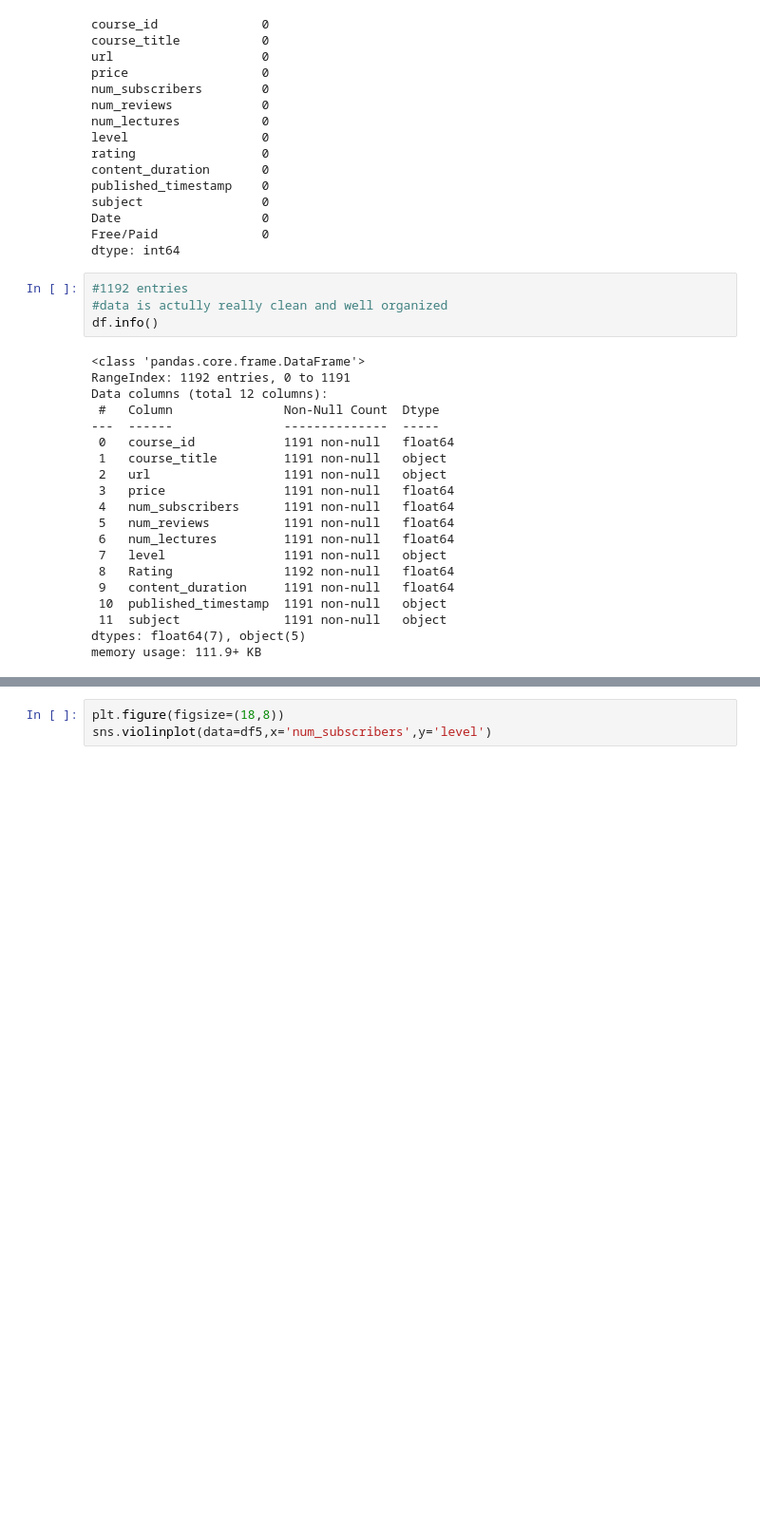
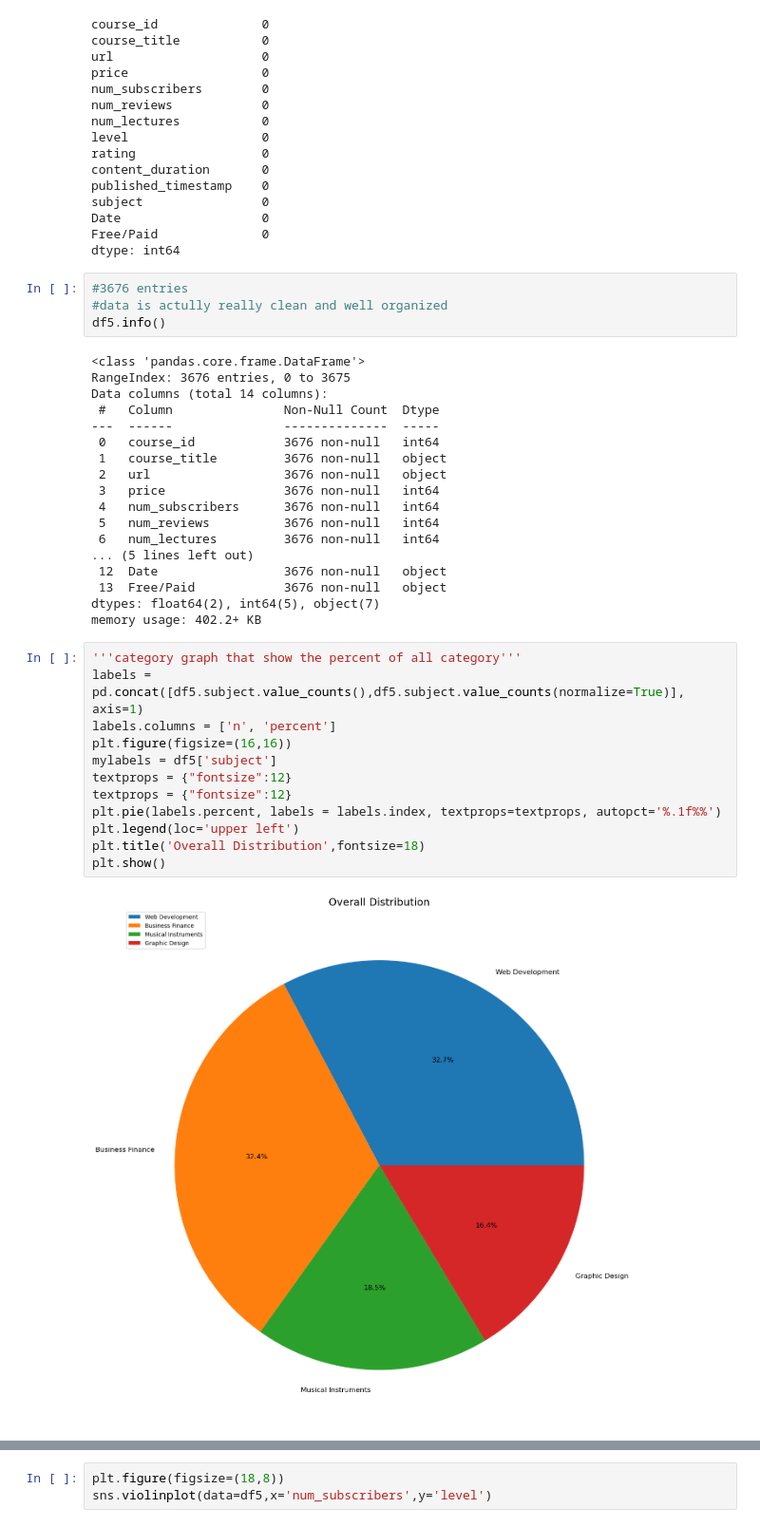
Before and after one commit to cristianibarra1/personal_project, a Jupyter notebook: Untitled.ipynb, the cells around one changed output, grey strips where cells are left out. Shown at 95% size. Drawn from its saved outputs; the diff is of its cells as text; blank space fills up the shorter version.

```diff
--- a/Untitled.ipynb
+++ b/Untitled.ipynb
@@ -81,26 +45,38 @@ Date                   0
 Free/Paid              0
 dtype: int64
 # %%
-#1192 entries
+#3676 entries
 #data is actully really clean and well organized
-df.info()
+df5.info()
 # %% [output]
 <class 'pandas.core.frame.DataFrame'>
-RangeIndex: 1192 entries, 0 to 1191
-Data columns (total 12 columns):
+RangeIndex: 3676 entries, 0 to 3675
+Data columns (total 14 columns):
  #   Column               Non-Null Count  Dtype
 ---  ------               --------------  -----
- 0   course_id            1191 non-null   float64
- 1   course_title         1191 non-null   object
- 2   url                  1191 non-null   object
- 3   price                1191 non-null   float64
- 4   num_subscribers      1191 non-null   float64
- 5   num_reviews          1191 non-null   float64
- 6   num_lectures         1191 non-null   float64
- 7   level                1191 non-null   object
- 8   Rating               1192 non-null   float64
- 9   content_duration     1191 non-null   float64
- 10  published_timestamp  1191 non-null   object
- 11  subject              1191 non-null   object
-dtypes: float64(7), object(5)
-memory usage: 111.9+ KB
+ 0   course_id            3676 non-null   int64
+ 1   course_title         3676 non-null   object
+ 2   url                  3676 non-null   object
+ 3   price                3676 non-null   int64
+ 4   num_subscribers      3676 non-null   int64
+ 5   num_reviews          3676 non-null   int64
+ 6   num_lectures         3676 non-null   int64
+... (5 lines left out)
+ 12  Date                 3676 non-null   object
+ 13  Free/Paid            3676 non-null   object
+dtypes: float64(2), int64(5), object(7)
+memory usage: 402.2+ KB
+# %%
+'''category graph that show the percent of all category'''
+labels = pd.concat([df5.subject.value_counts(),df5.subject.value_counts(normalize=True)], axis=1)
+labels.columns = ['n', 'percent']
+plt.figure(figsize=(16,16))
+mylabels = df5['subject']
+textprops = {"fontsize":12}
+textprops = {"fontsize":12}
+plt.pie(labels.percent, labels = labels.index, textprops=textprops, autopct='%.1f%%')
+plt.legend(loc='upper left')
+plt.title('Overall Distribution',fontsize=18)
+plt.show()
+# %% [output]
+[figure, added]
```
Also changed, not shown: parts of 13 cells of this notebook.
